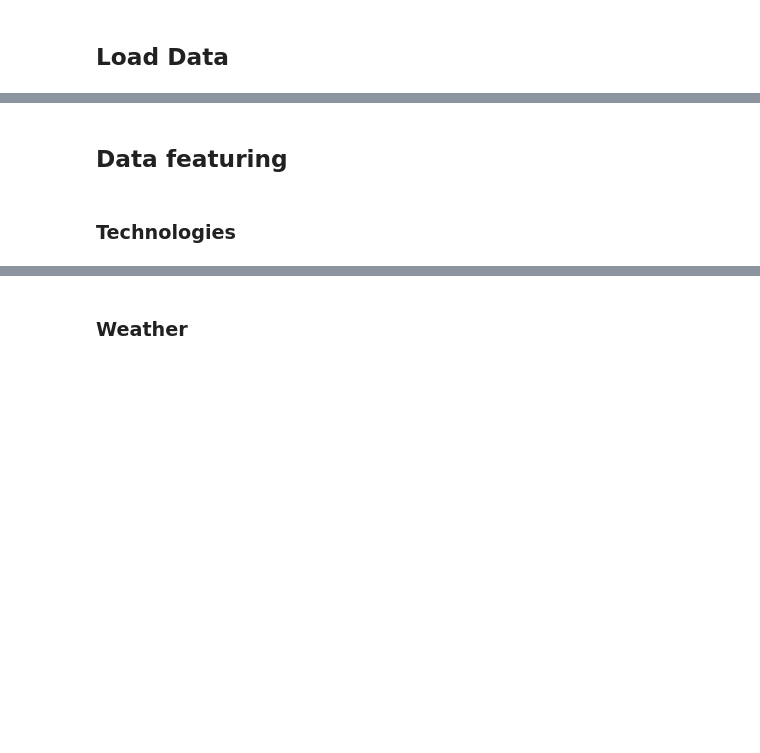
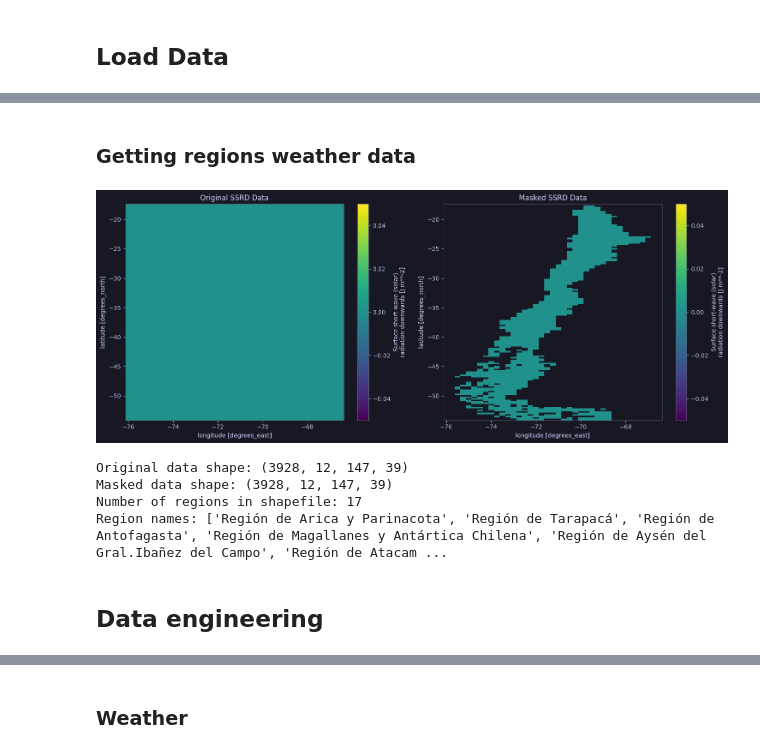
Before and after one commit to UCM-Industrial/Forecast_J.Troncoso, a Jupyter notebook: notebooks/02_feature_engineering.ipynb, the cells around one changed output, grey strips where cells are left out. Cells and saved outputs as stored; diff of their text form; code cells hidden in the pictures; blank space fills up the shorter version.

Commit message:
Setup weather processing by areas

```diff
--- a/notebooks/02_feature_engineering.ipynb
+++ b/notebooks/02_feature_engineering.ipynb
@@ -149,0 +158,19 @@ demand["demanda"] = pd.to_numeric(demand["demanda"].str.replace(",", "."))
+# %%
+# Shape of regions
+regions_chile_path = raw_data_directory / "Regiones" / "Regional.shp"
+regions_gdf = gpd.read_file(regions_chile_path)
+
+# Load weather data
+weather_path = raw_data_directory / "Weather"
+radiation_clouds_path = weather_path / "radiation_clouds.grib"
+radiation = xr.open_dataset(radiation_clouds_path, engine="cfgrib", filter_by_keys={"shortName": "ssrd"})
+clouds = xr.open_dataset(radiation_clouds_path, engine="cfgrib", filter_by_keys={"shortName": "tcc"})
+# %%
+regions_gdf = regions_gdf.to_crs("EPSG:4326")
+# %% [markdown]
+### Getting regions weather data
+# %%
+regions = regionmask.from_geopandas(regions_gdf, names="Region", overlap=False)
+mask = regions.mask(radiation.longitude, radiation.latitude)
+masked_ds = radiation.where(mask.notnull())
+masked_ds.to_netcdf(processed_data_directory / "masked_ssrd.nc")
@@ -150,4 +219,30 @@ demand["demanda"] = pd.to_numeric(demand["demanda"].str.replace(",", "."))
+# %%
+ds = radiation
+gdf = regions_gdf
+
+fig, axes = plt.subplots(1, 2, figsize=(15, 6))
+
+# Original data (first time step, first forecast step)
+ds.ssrd.isel(time=1, step=1).plot(ax=axes[0], cmap='viridis')
+axes[0].set_title('Original SSRD Data')
+
+# Masked data
+masked_ds.ssrd.isel(time=1, step=1).plot(ax=axes[1], cmap='viridis')
+axes[1].set_title('Masked SSRD Data')
+
+plt.tight_layout()
+plt.show()
+
+# Print info
+print(f"Original data shape: {ds.ssrd.shape}")
+print(f"Masked data shape: {masked_ds.ssrd.shape}")
+print(f"Number of regions in shapefile: {len(gdf)}")
+print(f"Region names: {gdf['Region'].tolist()}")
+# %% [output]
+[figure, added]
+Original data shape: (3928, 12, 147, 39)
+Masked data shape: (3928, 12, 147, 39)
+Number of regions in shapefile: 17
+Region names: ['Región de Arica y Parinacota', 'Región de Tarapacá', 'Región de Antofagasta', 'Región de Magallanes y Antártica Chilena', 'Región de Aysén del Gral.Ibañez del Campo', 'Región de Atacam ...
 # %% [markdown]
-## Data featuring
+## Data engineering
-# %% [markdown]
-### Technologies
```
Also changed, not shown: parts of 27 cells of this notebook, 1 other file.
